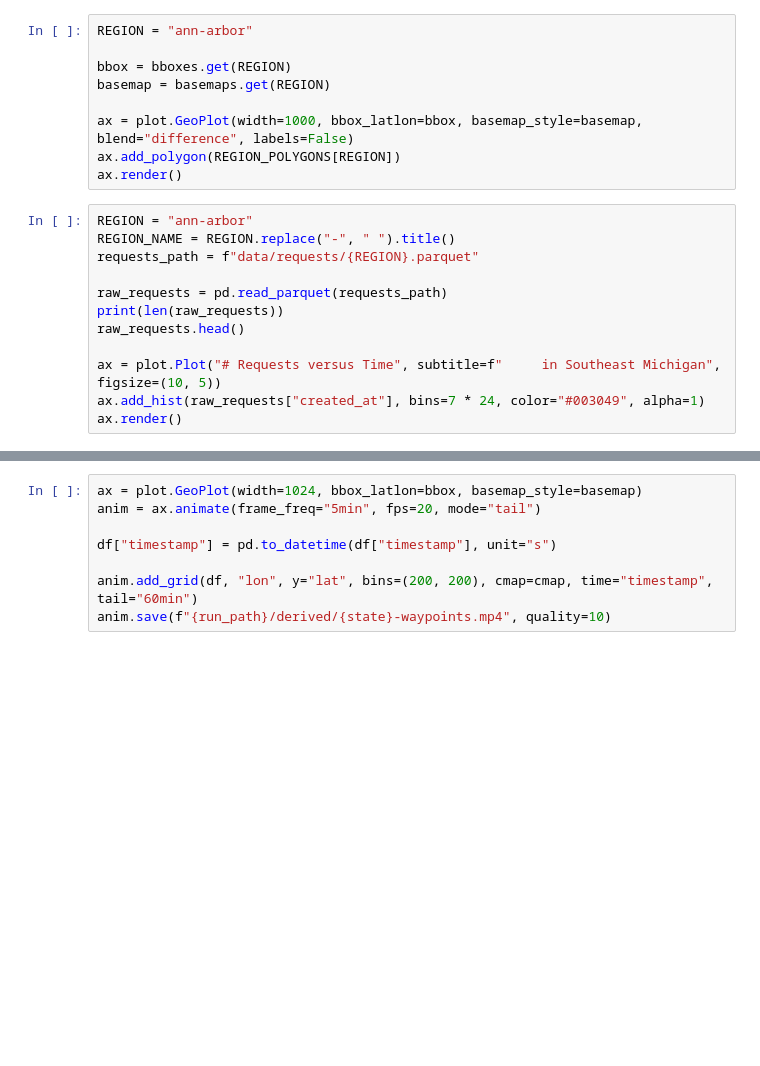
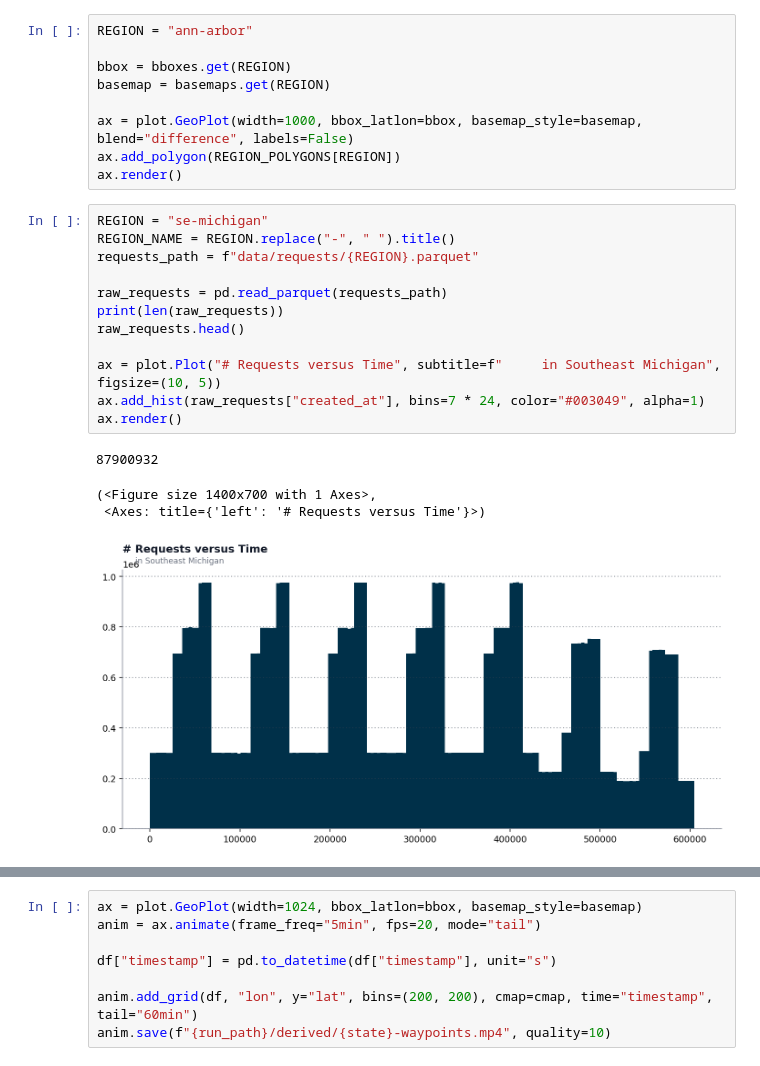
Before and after one commit to BhavyeMathur/av-sim, a Jupyter notebook: plot.ipynb, the cells around one changed output, grey strips where cells are left out. Cells and saved outputs as stored; diff of their text form; blank space fills up the shorter version.

```diff
--- a/plot.ipynb
+++ b/plot.ipynb
@@ -140,17 +147,22 @@ ax = plot.GeoPlot(width=1000, bbox_latlon=bbox, basemap_style=basemap, blend="di
 ax.add_polygon(REGION_POLYGONS[REGION])
 ax.render()
 # %%
-REGION = "ann-arbor"
+REGION = "se-michigan"
 REGION_NAME = REGION.replace("-", " ").title()
 requests_path = f"data/requests/{REGION}.parquet"
 
 raw_requests = pd.read_parquet(requests_path)
 print(len(raw_requests))
 raw_requests.head()
 
 ax = plot.Plot("# Requests versus Time", subtitle=f"     in Southeast Michigan", figsize=(10, 5))
 ax.add_hist(raw_requests["created_at"], bins=7 * 24, color="#003049", alpha=1)
 ax.render()
+# %% [output]
+87900932
+(<Figure size 1400x700 with 1 Axes>,
+ <Axes: title={'left': '# Requests versus Time'}>)
+[figure, added]
 # %%
 db = ev_sim.RunDB(RUN_DB)
 
```
Also changed, not shown: parts of 11 cells of this notebook, 6 other files.
